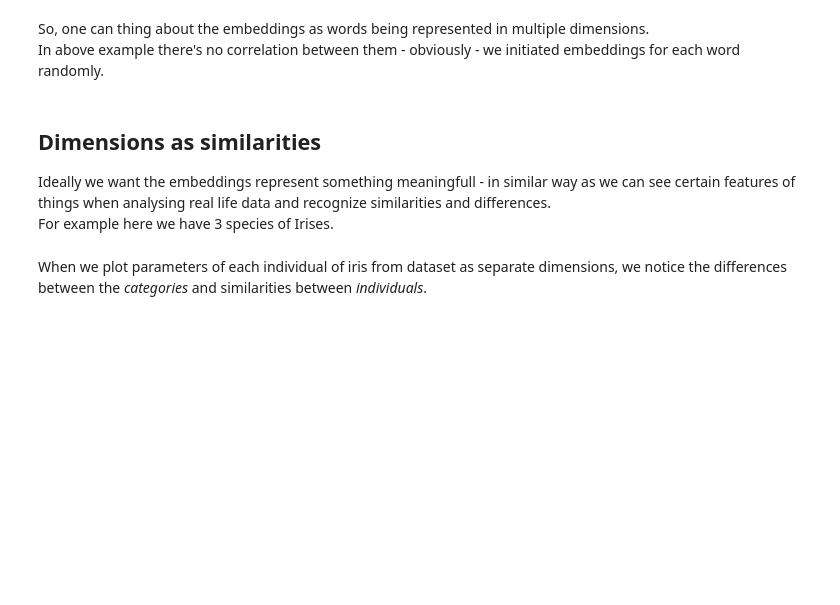
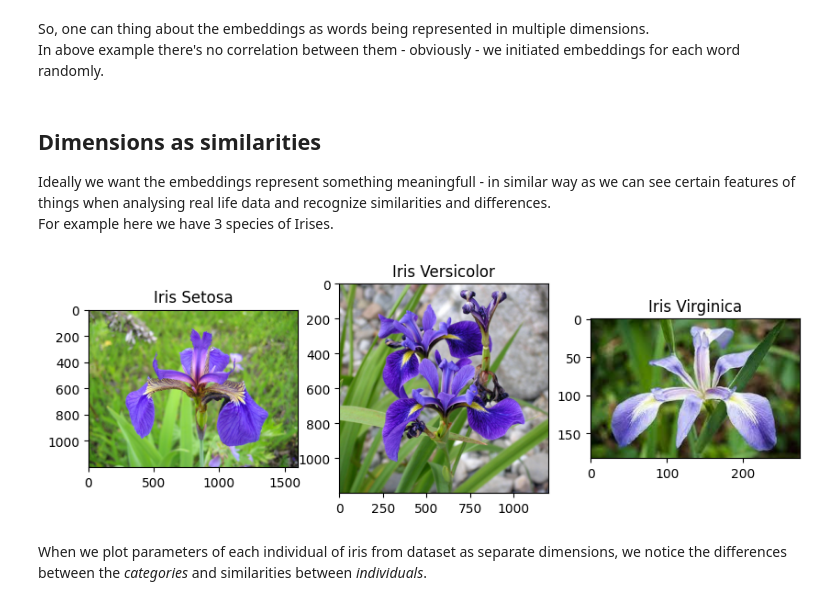
Before and after one commit to zostaw/learning-embeddings, a Jupyter notebook: learning-embeddings.ipynb, the cells around one changed output. Saved outputs shown, nothing was run; the diff lists cells and outputs as text; code cells hidden in the pictures; blank space fills up the shorter version.

```diff
--- a/learning-embeddings.ipynb
+++ b/learning-embeddings.ipynb
@@ -115,19 +183,21 @@ Ideally we want the embeddings represent something meaningfull - in similar way
 For example here we have 3 species of Irises.
 # %%
 fig = plt.figure(figsize=(10, 7))
-img0 = mpimg.imread('resources/iris-setosa.jpeg')
-img1 = mpimg.imread('resources/iris-versicolor.jpeg')
-img2 = mpimg.imread('resources/iris-virginica.jpeg')
+img0 = mpimg.imread('../input/resources-iris/iris-setosa.jpeg')
+img1 = mpimg.imread('../input/resources-iris/iris-versicolor.jpeg')
+img2 = mpimg.imread('../input/resources-iris/iris-virginica.jpeg')
 fig.add_subplot(1, 3, 1)
 plt.imshow(img0)
 plt.title("Iris Setosa")
 fig.add_subplot(1, 3, 2)
 plt.imshow(img1)
 plt.title("Iris Versicolor")
 fig.add_subplot(1, 3, 3)
 plt.imshow(img2)
 plt.title("Iris Virginica")
 plt.show()
+# %% [output]
+[figure, added]
 # %% [markdown]
 When we plot parameters of each individual of iris from dataset as separate dimensions, we notice the differences between the *categories* and similarities between *individuals*.
 # %%
```
Also changed, not shown: parts of 15 cells of this notebook.
